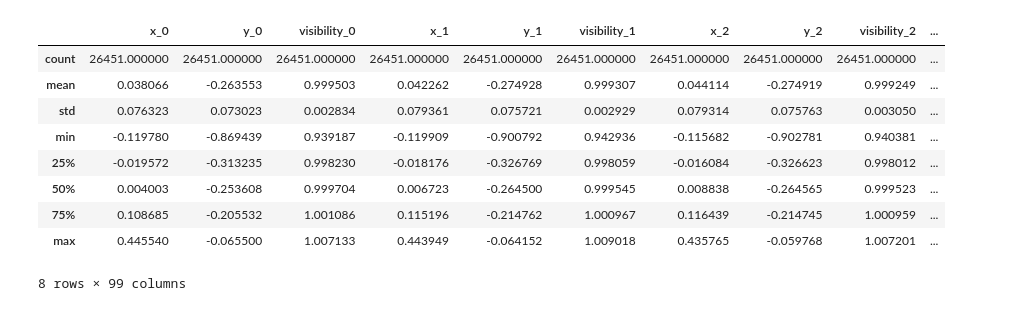
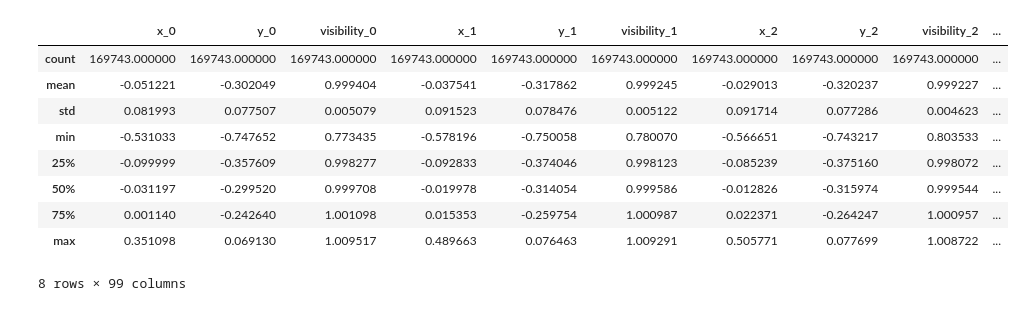
Before and after one commit to ECE-180D-WS-2024/Team-5, a Jupyter notebook: Gesture_Recognition/gesture_classification.ipynb, the cells around one changed output. Saved outputs shown, nothing was run; the diff lists cells and outputs as text; code cells hidden in the pictures.

```diff
--- a/Gesture_Recognition/gesture_classification.ipynb
+++ b/Gesture_Recognition/gesture_classification.ipynb
@@ -159,28 +215,40 @@ plot_pose(data_processed, 0)
 # %%
 # Process data
 def process_data(df):
     df = center_data(df.copy())
 
     df_rotated1 = random_rotation(df.copy())
     df_rotated2 = random_rotation(df.copy())
 
-    df_combined = pd.concat([df, df_rotated1, df_rotated2], ignore_index=True)
+    # Apply perspective transformations to each rotated dataframe
+    df_rotated1_perspective1 = random_perspective(df_rotated1.copy())
+    df_rotated1_perspective2 = random_perspective(df_rotated1.copy())
+
+    df_rotated2_perspective1 = random_perspective(df_rotated2.copy())
+    df_rotated2_perspective2 = random_perspective(df_rotated2.copy())
+
+    # Concatenate the original, rotated, and perspective transformed dataframes
+    df_combined = pd.concat([df, df_rotated1, df_rotated1_perspective1, df_rotated1_perspective2,
+                             df_rotated2, df_rotated2_perspective1, df_rotated2_perspective2], ignore_index=True)
+
+    # Add noise to the combined dataframe
     df_noisy = add_noise(df_combined.copy())
-    return df_noisy
+    df_final_center = center_data(df_noisy.copy())
+    return df_final_center
 
 # Process original and augmented data
 data_processed = process_data(data)
 data_processed.describe()
 # %% [output]
 |  | x_0 | y_0 | visibility_0 | x_1 | y_1 | visibility_1 | x_2 | y_2 | visibility_2 | ... |
-| count | 26451.000000 | 26451.000000 | 26451.000000 | 26451.000000 | 26451.000000 | 26451.000000 | 26451.000000 | 26451.000000 | 26451.000000 | ... |
-| mean | 0.038066 | -0.263553 | 0.999503 | 0.042262 | -0.274928 | 0.999307 | 0.044114 | -0.274919 | 0.999249 | ... |
-| std | 0.076323 | 0.073023 | 0.002834 | 0.079361 | 0.075721 | 0.002929 | 0.079314 | 0.075763 | 0.003050 | ... |
-| min | -0.119780 | -0.869439 | 0.939187 | -0.119909 | -0.900792 | 0.942936 | -0.115682 | -0.902781 | 0.940381 | ... |
-| 25% | -0.019572 | -0.313235 | 0.998230 | -0.018176 | -0.326769 | 0.998059 | -0.016084 | -0.326623 | 0.998012 | ... |
-| 50% | 0.004003 | -0.253608 | 0.999704 | 0.006723 | -0.264500 | 0.999545 | 0.008838 | -0.264565 | 0.999523 | ... |
-| 75% | 0.108685 | -0.205532 | 1.001086 | 0.115196 | -0.214762 | 1.000967 | 0.116439 | -0.214745 | 1.000959 | ... |
-| max | 0.445540 | -0.065500 | 1.007133 | 0.443949 | -0.064152 | 1.009018 | 0.435765 | -0.059768 | 1.007201 | ... |
+| count | 169743.000000 | 169743.000000 | 169743.000000 | 169743.000000 | 169743.000000 | 169743.000000 | 169743.000000 | 169743.000000 | 169743.000000 | ... |
+| mean | -0.051221 | -0.302049 | 0.999404 | -0.037541 | -0.317862 | 0.999245 | -0.029013 | -0.320237 | 0.999227 | ... |
+| std | 0.081993 | 0.077507 | 0.005079 | 0.091523 | 0.078476 | 0.005122 | 0.091714 | 0.077286 | 0.004623 | ... |
+| min | -0.531033 | -0.747652 | 0.773435 | -0.578196 | -0.750058 | 0.780070 | -0.566651 | -0.743217 | 0.803533 | ... |
+| 25% | -0.099999 | -0.357609 | 0.998277 | -0.092833 | -0.374046 | 0.998123 | -0.085239 | -0.375160 | 0.998072 | ... |
+| 50% | -0.031197 | -0.299520 | 0.999708 | -0.019978 | -0.314054 | 0.999586 | -0.012826 | -0.315974 | 0.999544 | ... |
+| 75% | 0.001140 | -0.242640 | 1.001098 | 0.015353 | -0.259754 | 1.000987 | 0.022371 | -0.264247 | 1.000957 | ... |
+| max | 0.351098 | 0.069130 | 1.009517 | 0.489663 | 0.076463 | 1.009291 | 0.505771 | 0.077699 | 1.008722 | ... |
 8 rows × 99 columns
 # %%
 from sklearn.preprocessing import LabelEncoder
```
Also changed, not shown: parts of 13 cells of this notebook, 10 other files.
